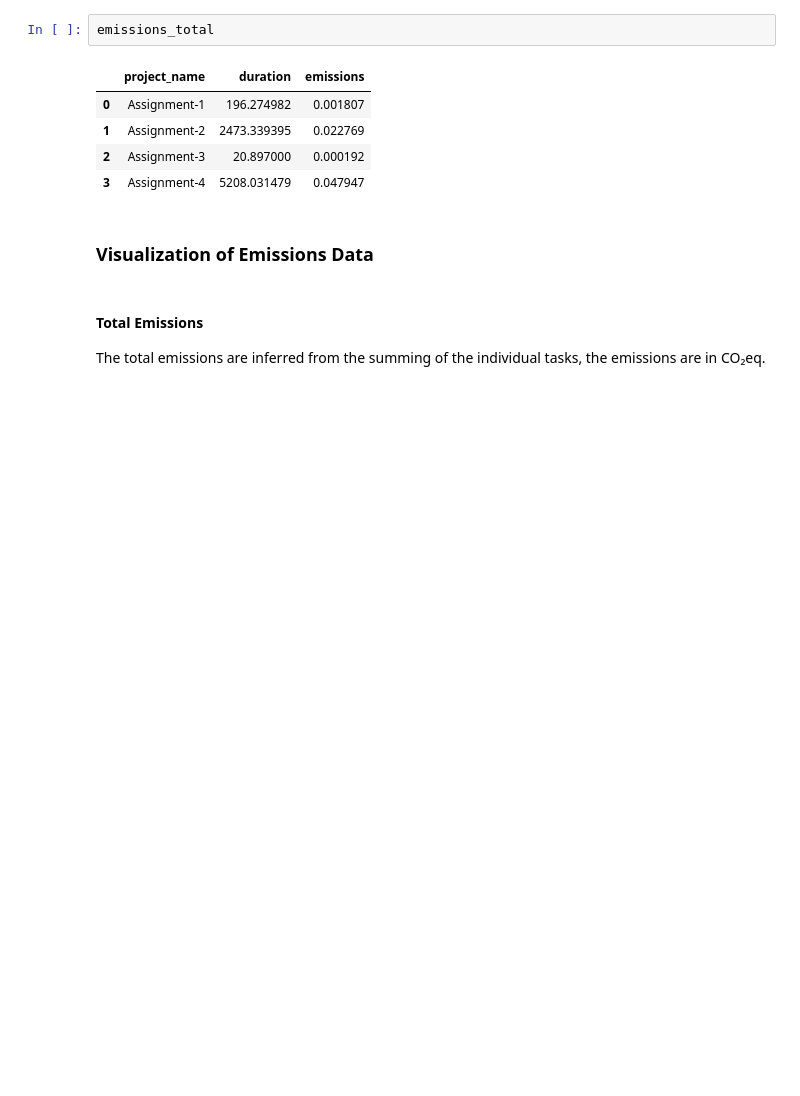
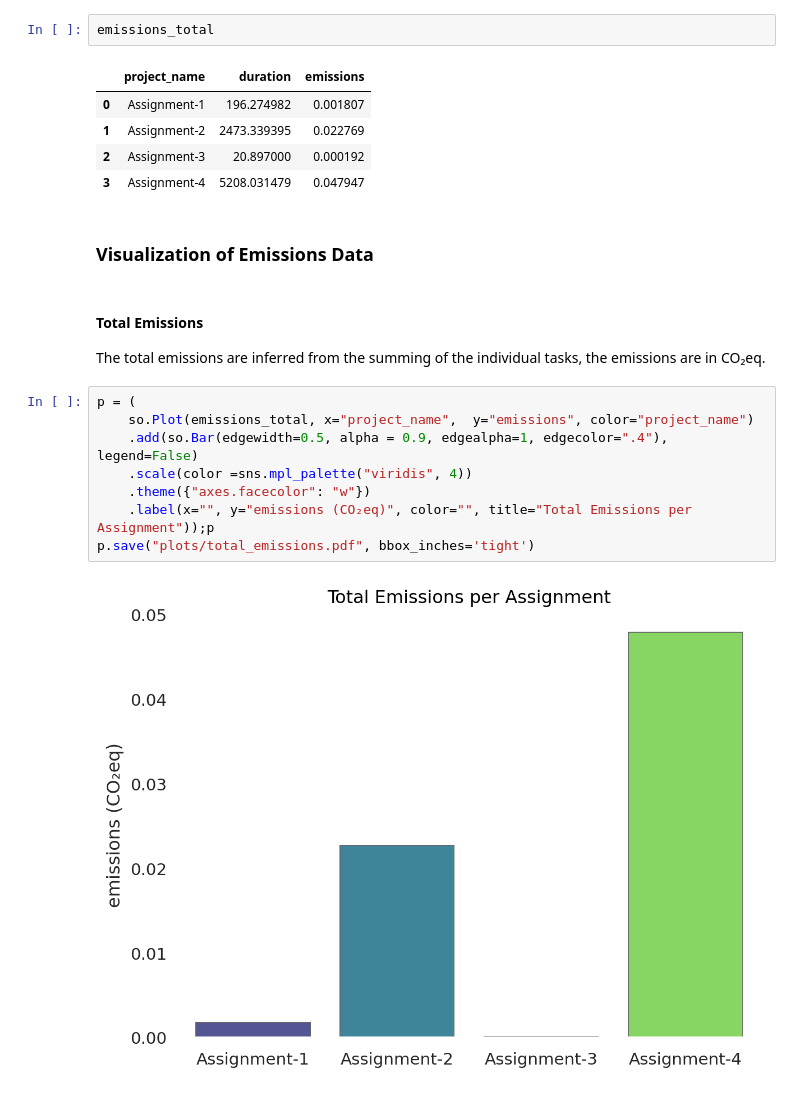
Before and after one commit to lrahbek/cds-lang-assignments, a Jupyter notebook: assignment-5/emissions.ipynb, the cells around one changed output. Saved outputs shown, nothing was run; the diff lists cells and outputs as text; blank space fills up the shorter version.

```diff
--- a/assignment-5/emissions.ipynb
+++ b/assignment-5/emissions.ipynb
@@ -76,3 +76,13 @@ emissions_total
 # %% [markdown]
 #### Total Emissions
 The total emissions are inferred from the summing of the individual tasks, the emissions are in CO₂eq.
+# %%
+p = (
+    so.Plot(emissions_total, x="project_name",  y="emissions", color="project_name")
+    .add(so.Bar(edgewidth=0.5, alpha = 0.9, edgealpha=1, edgecolor=".4"), legend=False)
+    .scale(color =sns.mpl_palette("viridis", 4))
+    .theme({"axes.facecolor": "w"})
+    .label(x="", y="emissions (CO₂eq)", color="", title="Total Emissions per Assignment"));p
+p.save("plots/total_emissions.pdf", bbox_inches='tight')
+# %% [output]
+[figure, added]
```
Also changed, not shown: parts of 13 cells of this notebook, 7 other files.
